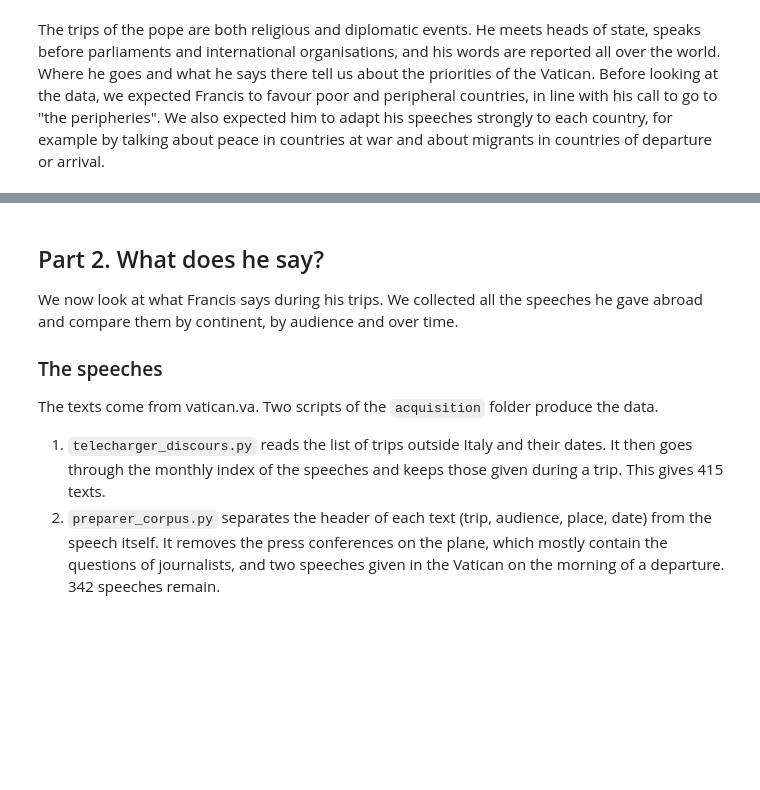
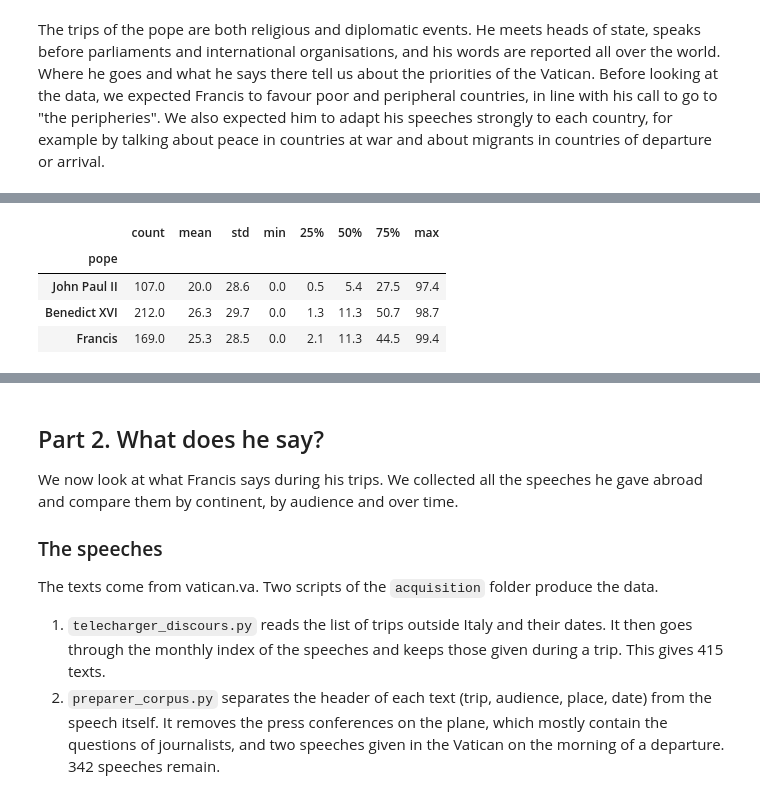
Before and after one commit to arthurdrk/projet-discours, a Jupyter notebook: main.ipynb, the cells around one changed output, grey strips where cells are left out. Drawn from its saved outputs; the diff is of its cells as text; code cells hidden in the pictures; blank space fills up the shorter version.

```diff
--- a/main.ipynb
+++ b/main.ipynb
@@ -493,0 +357,9 @@ In the bar chart, high-income countries receive the most visits for the three po
+# %%
+# Same thing for the countries that were not visited, to compare
+countries[~countries["visited"]].groupby("pope")["catholics"].describe().loc[POPES].round(1)
+# %% [output]
+|  | count | mean | std | min | 25% | 50% | 75% | max |
+| pope |  |  |  |  |  |  |  |  |
+| John Paul II | 107.0 | 20.0 | 28.6 | 0.0 | 0.5 | 5.4 | 27.5 | 97.4 |
+| Benedict XVI | 212.0 | 26.3 | 29.7 | 0.0 | 1.3 | 11.3 | 50.7 | 98.7 |
+| Francis | 169.0 | 25.3 | 28.5 | 0.0 | 2.1 | 11.3 | 44.5 | 99.4 |
```
Also changed, not shown: parts of 85 cells of this notebook.
